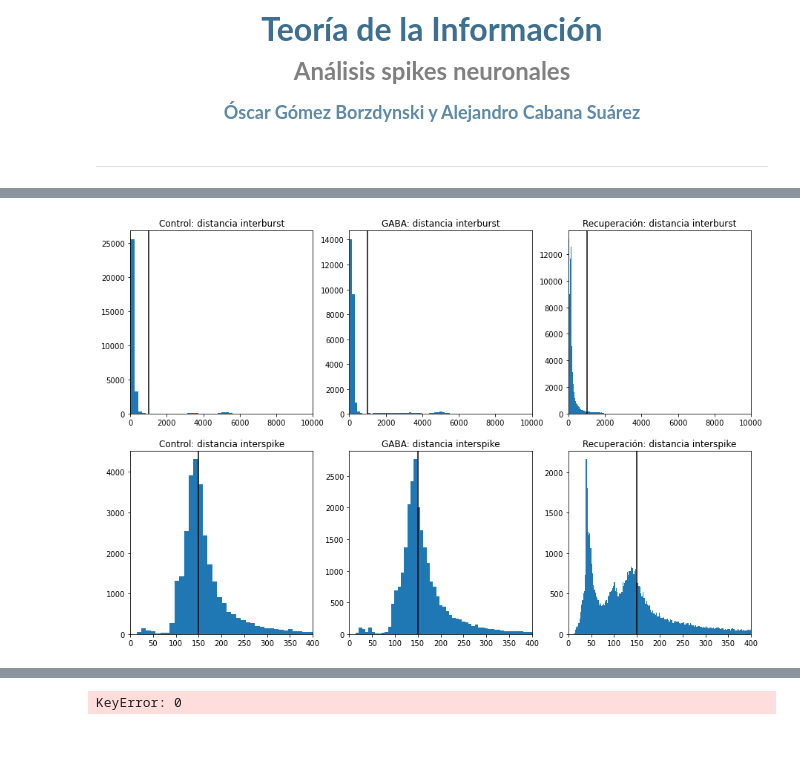
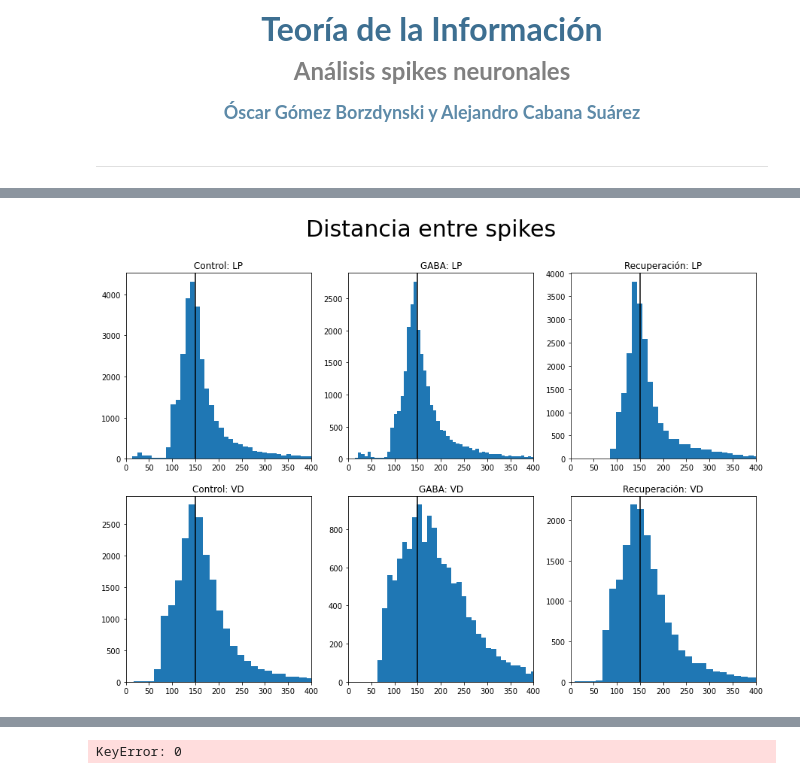
Before and after one commit to OscarGB/MUCD-TI, a Jupyter notebook: TI_practica.ipynb, the cells around one changed output, grey strips where cells are left out. Cells and saved outputs as stored; diff of their text form; code cells hidden in the pictures; blank space fills up the shorter version.

```diff
--- a/TI_practica.ipynb
+++ b/TI_practica.ipynb
@@ -169,0 +110,25 @@ for n in range(len(from_files)):
+# %%
+from_files = ["./DatosSinapsisArtificial/TrozoC.txt",
+              "./DatosSinapsisArtificial/TrozoR.txt",
+              "./DatosSinapsisArtificial/TrozoG.txt"]
+bin_files = ["./DatosSinapsisArtificial/TrozoC_bin.csv",
+             "./DatosSinapsisArtificial/TrozoR_bin.csv",
+             "./DatosSinapsisArtificial/TrozoG_bin.csv"]
+cols = [["LP", "VD"],
+        ["LP", "VD"],
+        ["LP", "VD", "GABA"]]
+thresholds = [{"LP": [0.3, 0.1], "VD": [0.25, 0.1]},
+              {"LP": [0.9, 0.1], "VD": [0.25, 0.1]},
+              {"LP": [0.3, 0.1], "VD": [0.25, 0.1]}]
+fig = plt.figure(figsize=(20,20))
+fig.suptitle("Detección de spikes", fontsize=30)
+for i in range(len(from_files)):
+    df = pd.read_csv(from_files[i], skiprows=3,
+                     header=None, names=cols[i], dtype=np.float, sep='\s+', decimal=',', index_col=False, nrows=10000)
+    df2 = pd.read_csv(bin_files[i],nrows=10000)
+    plt.subplot(3,2,2*i+1)
+    plt.plot(df["LP"], lw=0.3)
+    plt.plot(df2[df2["LP_bin"] == 1]["LP"], 'x', c='orange')
+    plt.subplot(3,2,2*i+2)
+    plt.plot(df["VD"], lw=0.3)
+    plt.plot(df2[df2["VD_bin"] == 1]["VD"], 'x', c='orange')
@@ -170,26 +149,30 @@ for n in range(len(from_files)):
 # %%
 from_files = ["./DatosSinapsisArtificial/TrozoC_bin.csv",
               "./DatosSinapsisArtificial/TrozoG_bin.csv",
               "./DatosSinapsisArtificial/TrozoR_bin.csv"]
 titles = ["Control", "GABA", "Recuperación"]
-plt.figure(figsize=(15,10))
+fig = plt.figure(figsize=(15,10))
+fig.suptitle("Distancia entre spikes", fontsize=30)
 for i in range(len(from_files)):
-    df = pd.read_csv(from_files[i], usecols=['LP_bin'])
-    df = df.astype({"LP_bin":'u1'})
+    df = pd.read_csv(from_files[i], usecols=['LP_bin', 'VD_bin'])
+    df = df.astype({"LP_bin":'u1', "VD_bin":'u1'})
 
     w = df.index[df.LP_bin > 0]
     w = w[1:] - w[:-1]
 
     plt.subplot(2, 3, i+1)
-    plt.hist(w,bins=100)
-    plt.axvline(x=1000, color='k')
-    plt.xlim((0, 10000))
-    plt.title(f"{titles[i]}: distancia interburst")
+    plt.hist(w,bins=2000)
+    plt.axvline(x=150, color='k')
+    plt.xlim((0, 400))
+    plt.title(f"{titles[i]}: LP")
+
+    w = df.index[df.VD_bin > 0]
+    w = w[1:] - w[:-1]
 
     plt.subplot(2, 3, i+4)
     plt.hist(w,bins=2000)
     plt.axvline(x=150, color='k')
     plt.xlim((0, 400))
-    plt.title(f"{titles[i]}: distancia interspike")
+    plt.title(f"{titles[i]}: VD")
 # %% [output]
-[figure, old version]
+[figure, new version]
```
Also changed, not shown: parts of 22 cells of this notebook, 1 other file.
